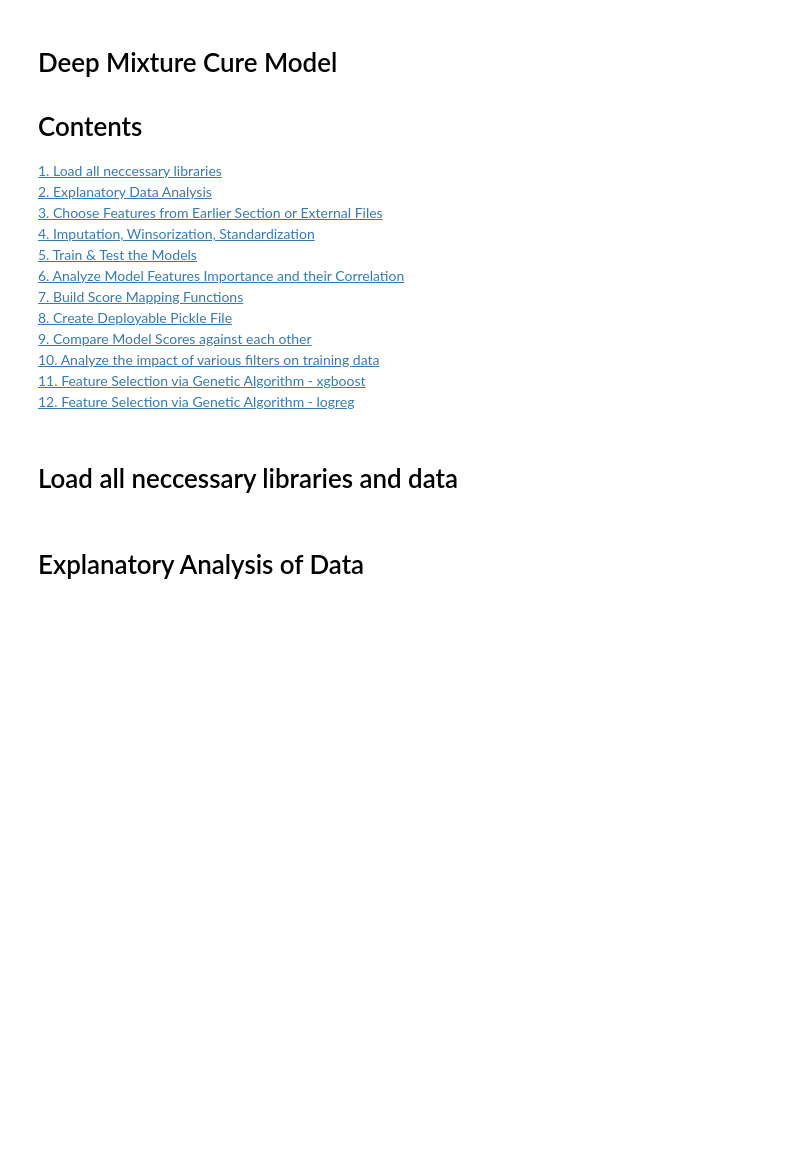
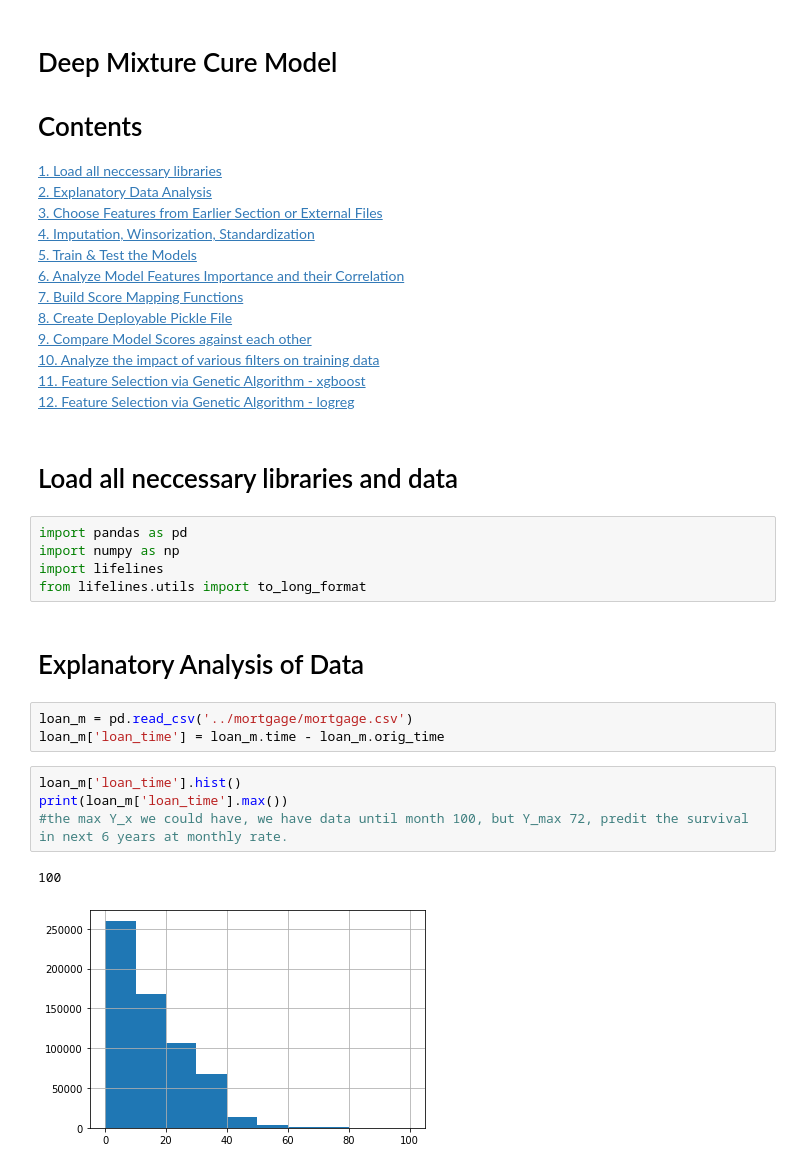
Before and after one commit to zhangranzr/Deep-Mixture-Cure-Model, a Jupyter notebook: DEEPMixtureCureModel.ipynb, the cells around one changed output. Saved outputs shown, nothing was run; the diff lists cells and outputs as text; blank space fills up the shorter version.

Commit message:
updates rnn and data_preprocess

```diff
--- a/DEEPMixtureCureModel.ipynb
+++ b/DEEPMixtureCureModel.ipynb
@@ -15,5 +15,20 @@
 <a href='#FeatureSelectionGAXLogReg'>12. Feature Selection via Genetic Algorithm - logreg </a><br/>
 # %% [markdown]
 # Load all neccessary libraries and data<a id='LoadingLibraries'></a>
+# %%
+import pandas as pd
+import numpy as np
+import lifelines
+from lifelines.utils import to_long_format
 # %% [markdown]
 # Explanatory Analysis of Data<a id='EDA'></a>
+# %%
+loan_m = pd.read_csv('../mortgage/mortgage.csv')
+loan_m['loan_time'] = loan_m.time - loan_m.orig_time
+# %%
+loan_m['loan_time'].hist()
+print(loan_m['loan_time'].max())
+#the max Y_x we could have, we have data until month 100, but Y_max 72, predit the survival in next 6 years at monthly rate.
+# %% [output]
+100
+[figure, added]
```
Also changed, not shown: parts of 46 cells of this notebook, 1 other file.
